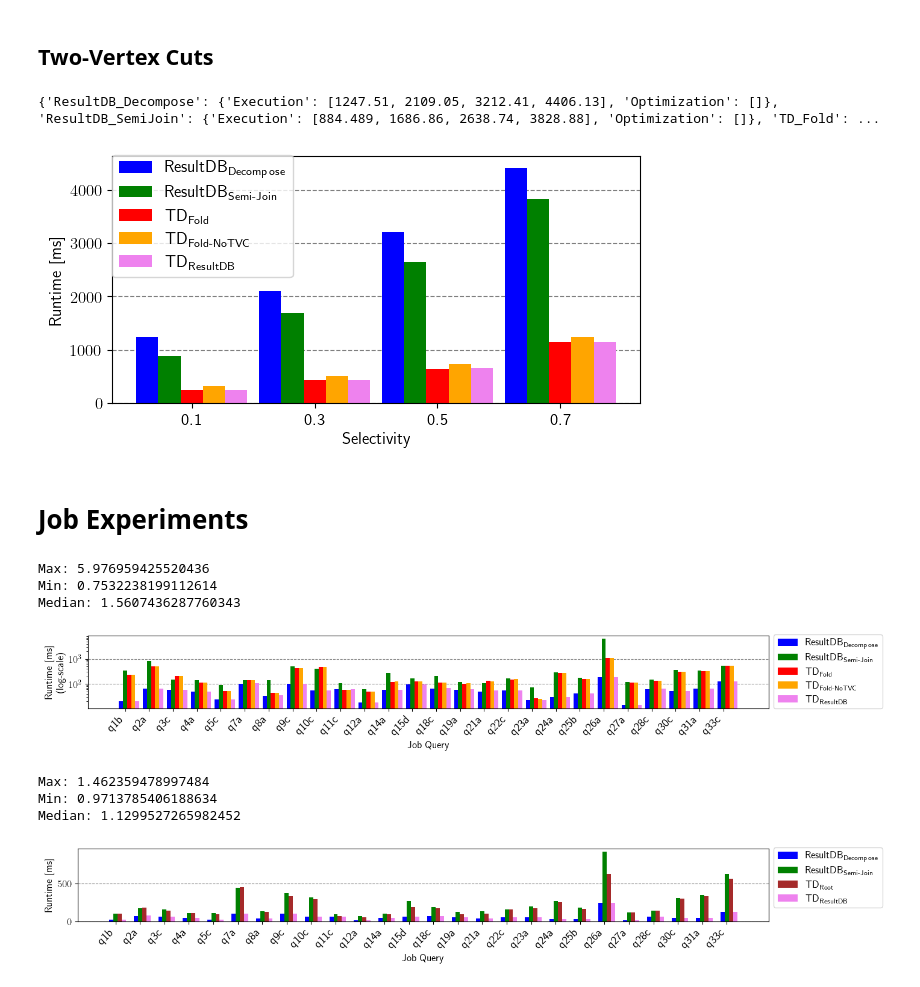
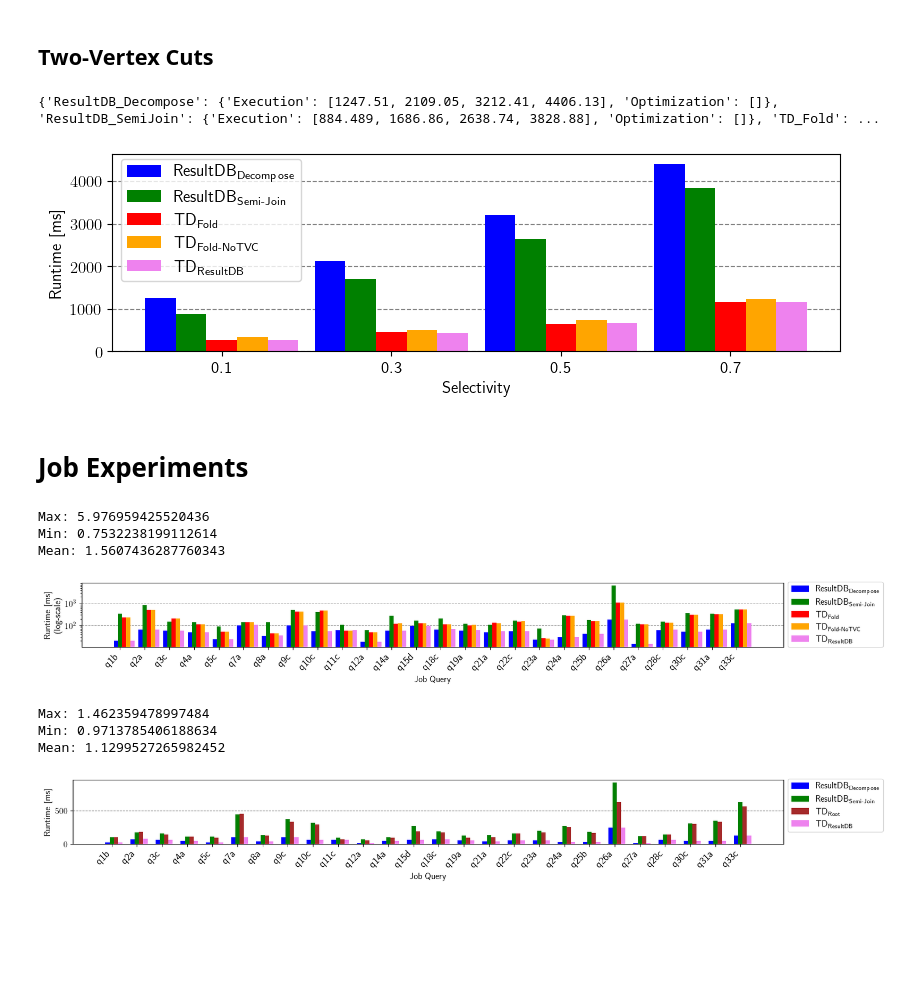
Before and after one commit to BigDataAnalyticsGroup/mutable-QO-ResultDB, a Jupyter notebook: benchmark/result-db-eval/Visualization.ipynb, the cells around one changed output. Cells and saved outputs as stored; diff of their text form; code cells hidden in the pictures; blank space fills up the shorter version.

```diff
--- a/benchmark/result-db-eval/Visualization.ipynb
+++ b/benchmark/result-db-eval/Visualization.ipynb
@@ -468,36 +340,36 @@ for query in queries:
             algorithm_times['ResultDB_SemiJoin'][key].append(time)
         elif "TD_Fold-NoTVC" in algorithm:
             algorithm_times['TD_Fold-Greedy'][key].append(time)
         elif "TD_Fold" in algorithm:
             algorithm_times['TD_Fold'][key].append(time)
         elif "TD_ResultDB" in algorithm:
             algorithm_times['TD_ResultDB'][key].append(time)
         elif "Decompose" in algorithm:
             algorithm_times['ResultDB_Decompose'][key].append(time)
         else:
             assert False, f"experiment name: {algorithm} does not match any of our algorithms"
 
 print(algorithm_times)
 x = np.arange(len(queries))
 width = 0.18
 multiplier = -1
-fig, ax = plt.subplots(layout='constrained', figsize=(6,3))
+fig, ax = plt.subplots(layout='constrained', figsize=(8,2.5))
 for algorithm, times in algorithm_times.items():
     offset = width * multiplier
     ax.bar(x + offset, times["Execution"], width, label=alg_to_latex[algorithm],  color=colors[algorithm])
     multiplier += 1
 
 ax.set_ylabel('Runtime [ms]')
 ax.set_xlabel('Selectivity')
 ax.set_xticks(x + width, list(reversed([0.7, 0.5, 0.3, 0.1])))
 ax.set_axisbelow(True)
 ax.yaxis.grid(color='gray', linestyle='dashed')
-fig.legend(bbox_to_anchor=(0.10, 1.02), loc='upper left')
+ax.legend(bbox_to_anchor=(0.00, 1.02), loc='upper left')
 
 fig.savefig(f'./synthetic/{result_path}/tvc_synthetic_benchmark_results.pdf')
 # %% [output]
 {'ResultDB_Decompose': {'Execution': [1247.51, 2109.05, 3212.41, 4406.13], 'Optimization': []}, 'ResultDB_SemiJoin': {'Execution': [884.489, 1686.86, 2638.74, 3828.88], 'Optimization': []}, 'TD_Fold': ...
-[figure, old version]
+[figure, new version]
 # %% [markdown]
 # Job Experiments
 # %%
@@ -539,7 +411,7 @@ queries = [
     "q33c"
 ]
 
-data = pd.read_csv(f'./job/recreated_cyclic_results.csv')
+data = pd.read_csv(f'./job/{result_path}/cyclic_results.csv')
 data = (data.groupby(by=['commit', 'date', 'version', 'suite', 'benchmark', 'experiment', 'name', 'config', 'case',], as_index=False)
                 .median()
                 .drop(['commit', 'date', 'version', 'suite', 'benchmark', 'case', 'runid'], axis=1)
@@ -574,7 +446,7 @@ print(f"Mean: {statistics.mean(all_)}")
 x = np.arange(len(queries))
 width = 0.17
 multiplier = -1
-fig, ax = plt.subplots(layout='constrained', figsize=(14,2))
+fig, ax = plt.subplots(layout='constrained', figsize=(16,2))
 for algorithm, times in algorithm_times.items():
     offset = width * multiplier
     ax.bar(x + offset, times["Execution"], width, label=alg_to_latex[algorithm], color=colors[algorithm])
@@ -593,8 +465,8 @@ fig.savefig(f'./job/{result_path}/job_cyclic_benchmark_results.pdf')
 # %% [output]
 Max: 5.976959425520436
 Min: 0.7532238199112614
-Median: 1.5607436287760343
+Mean: 1.5607436287760343
-[figure, old version]
+[figure, new version]
 # %%
 algorithm_times = {
     'ResultDB_Decompose': create_dict(),
@@ -633,7 +505,7 @@ queries = [
     "q33c"
 ]
 
-data = pd.read_csv(f'./job/recreated_results.csv')
+data = pd.read_csv(f'./job/{result_path}/acyclic_results.csv')
 data = (data.groupby(by=['commit', 'date', 'version', 'suite', 'benchmark', 'experiment', 'name', 'config', 'case',], as_index=False)
                 .median()
                 .drop(['commit', 'date', 'version', 'suite', 'benchmark', 'case', 'runid'], axis=1)
@@ -666,7 +538,7 @@ print(f"Mean: {statistics.mean(all_)}")
 x = np.arange(len(queries))
 width = 0.17
 multiplier = -1
-fig, ax = plt.subplots(layout='constrained', figsize=(14,2))
+fig, ax = plt.subplots(layout='constrained', figsize=(16,2))
 for algorithm, times in algorithm_times.items():
     offset = width * multiplier
     ax.bar(x + offset, times["Execution"], width, label=alg_to_latex[algorithm], color=colors[algorithm])
@@ -685,8 +557,8 @@ fig.savefig(f'./job/{result_path}/job_benchmark_results.pdf')
 # %% [output]
 Max: 1.462359478997484
 Min: 0.9713785406188634
-Median: 1.1299527265982452
+Mean: 1.1299527265982452
-[figure, old version]
+[figure, new version]
 # %%
 algorithm_times = {
     'ResultDB_Decompose': create_dict(),
```
Also changed, not shown: parts of 7 cells of this notebook, 45 other files.
